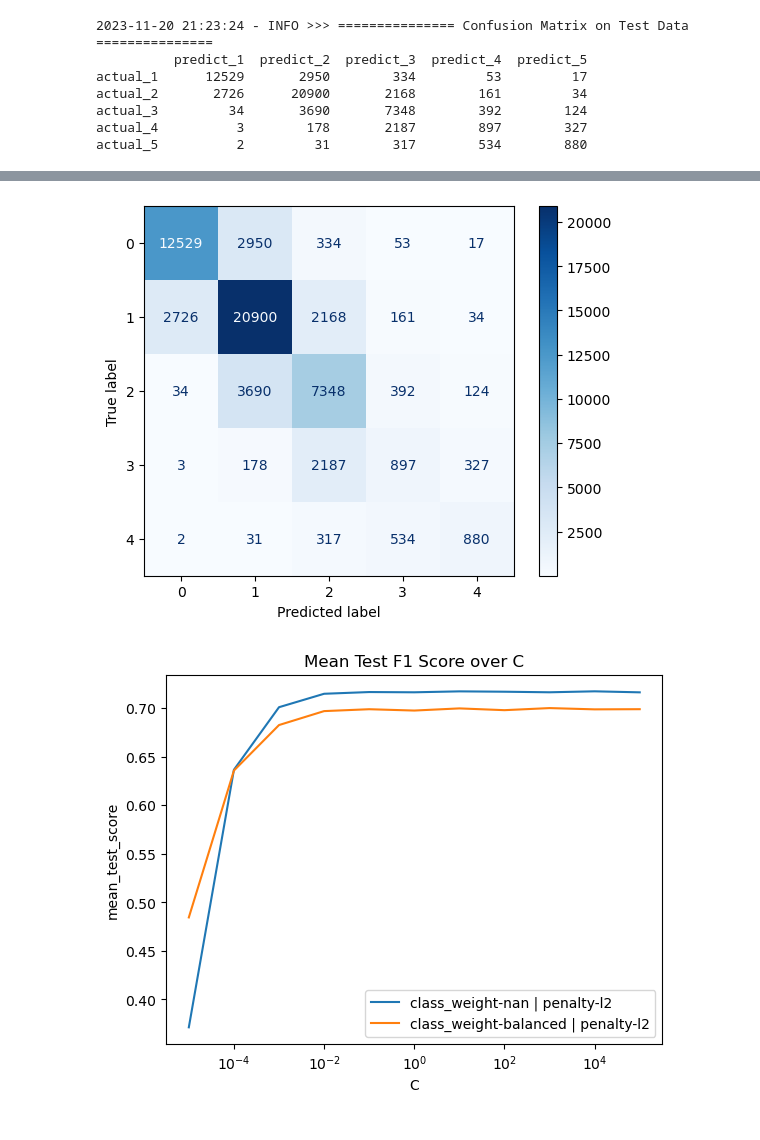
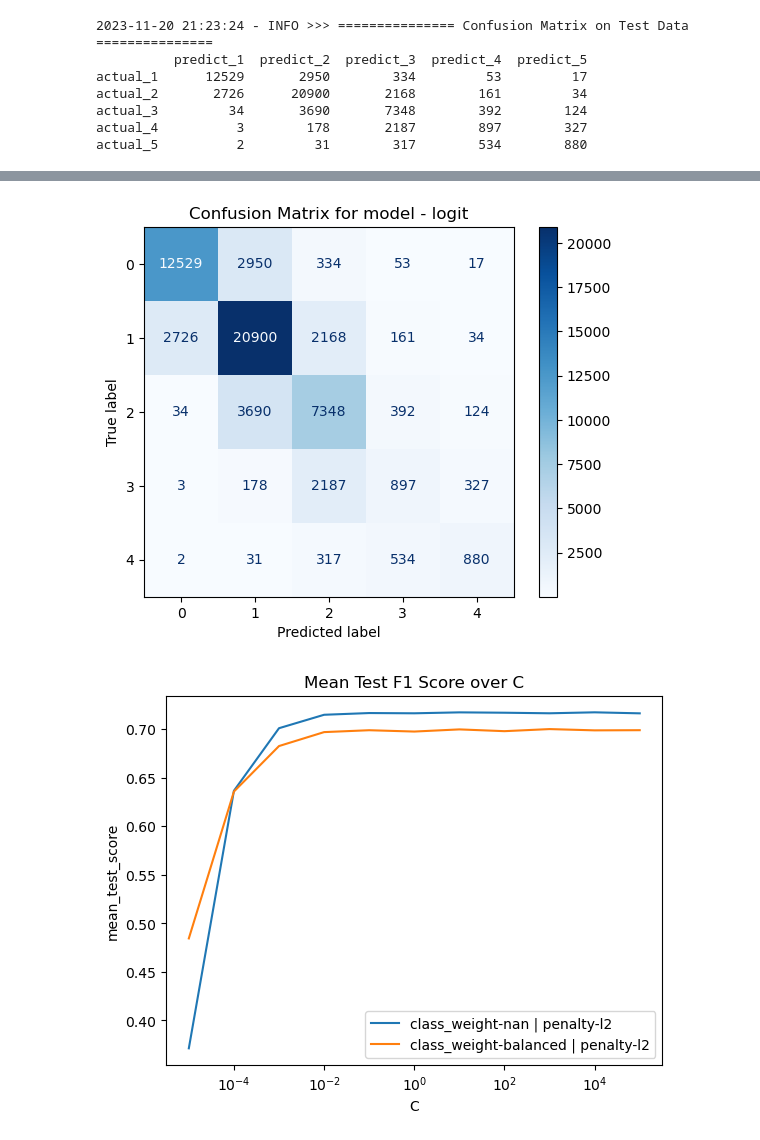
Before and after one commit to anthonynamnam/brainstation_capstone, a Jupyter notebook: Notebooks/model-development.ipynb, the cells around one changed output, grey strips where cells are left out. Saved outputs shown, nothing was run; the diff lists cells and outputs as text; code cells hidden in the pictures.

```diff
--- a/Notebooks/model-development.ipynb
+++ b/Notebooks/model-development.ipynb
@@ -476,6 +423,22 @@ train_data.reset_index(drop = True, inplace=True)
 test_data = pd.read_parquet(path = "data/test-data.parquet",
                      columns = SPLIT_COL_DTYPE)
 test_data.reset_index(drop = True, inplace=True)
+# %%
+available_dict = {}
+cat_cols = ["make","model","trim",
+            "body_type","vehicle_type",
+            "drivetrain","transmission",
+            "engine_block"]
+# %%
+import pickle
+for col in cat_cols:
+    train = list(train_data[col].unique())
+    test = list(train_data[col].unique())
+
+    available_dict[col] = list(set(train).union(set(test)))
+
+with open(os.path.join(os.getcwd(),"data/available_features.pkl"), 'wb') as f:
+    pickle.dump(available_dict, f)
 # %%
 col_to_drop = []
 # %%
@@ -830,2 +807,12 @@ def load_gs_result(model_name):
     df = pd.read_csv(f"model/{model_name}_gs_res.csv",index_col = 0)
     return df
+# %%
+def load_model_performance(model_name):
+    """
+    Function to load the model performance csv file
+    """
+
+    df = pd.read_csv(f"model/model_performance.csv",index_col = 0)
+    df = df[df["model_name"] == model_name]
+    assert len(df) > 0, "'model_name' not found."
+    return df
@@ -1989,5 +2571,5 @@ actual_4          3        178       2187        897        327
 actual_5          2         31        317        534        880
 # %%
 # Plot the confusion matrix
-logit.show_confusion_matrix()
+added_title_show_confusion_matrix("logit")
 # %% [output]
@@ -1994 +2577 @@ logit.show_confusion_matrix()
-[figure, old version]
+[figure, new version]
```
Also changed, not shown: parts of 273 cells of this notebook.
